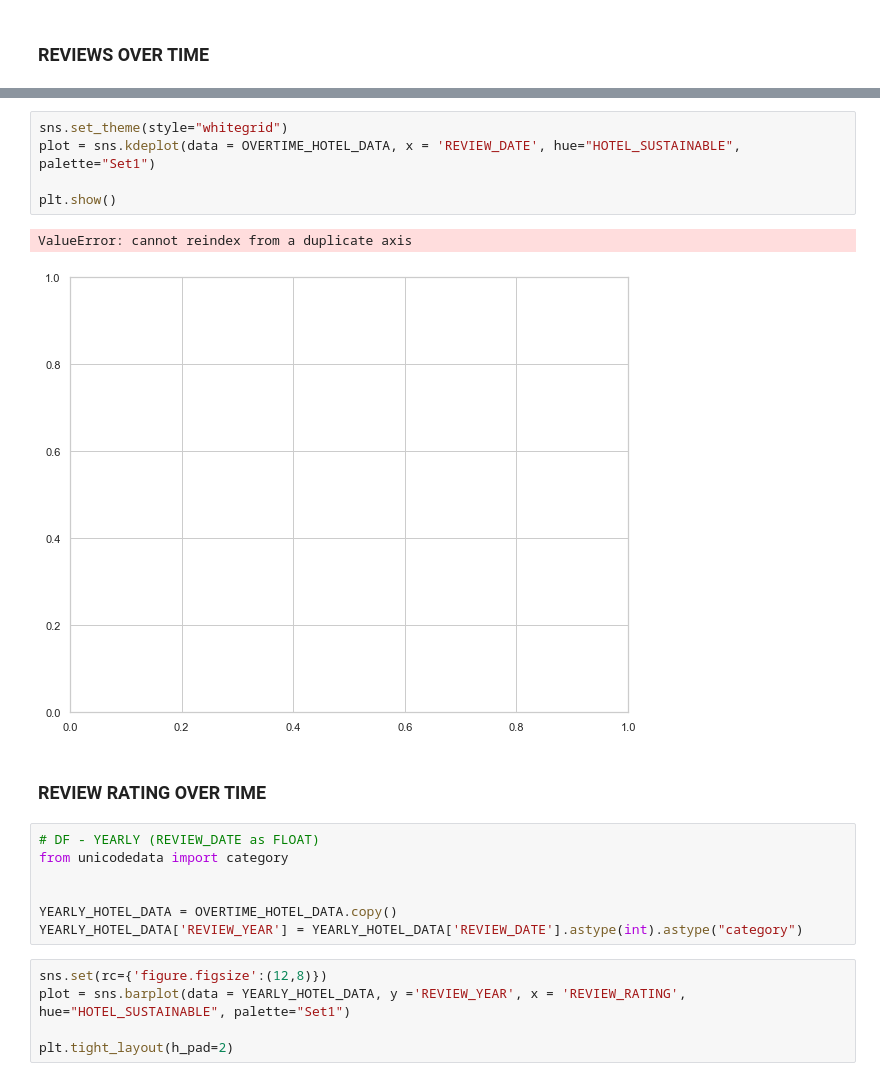
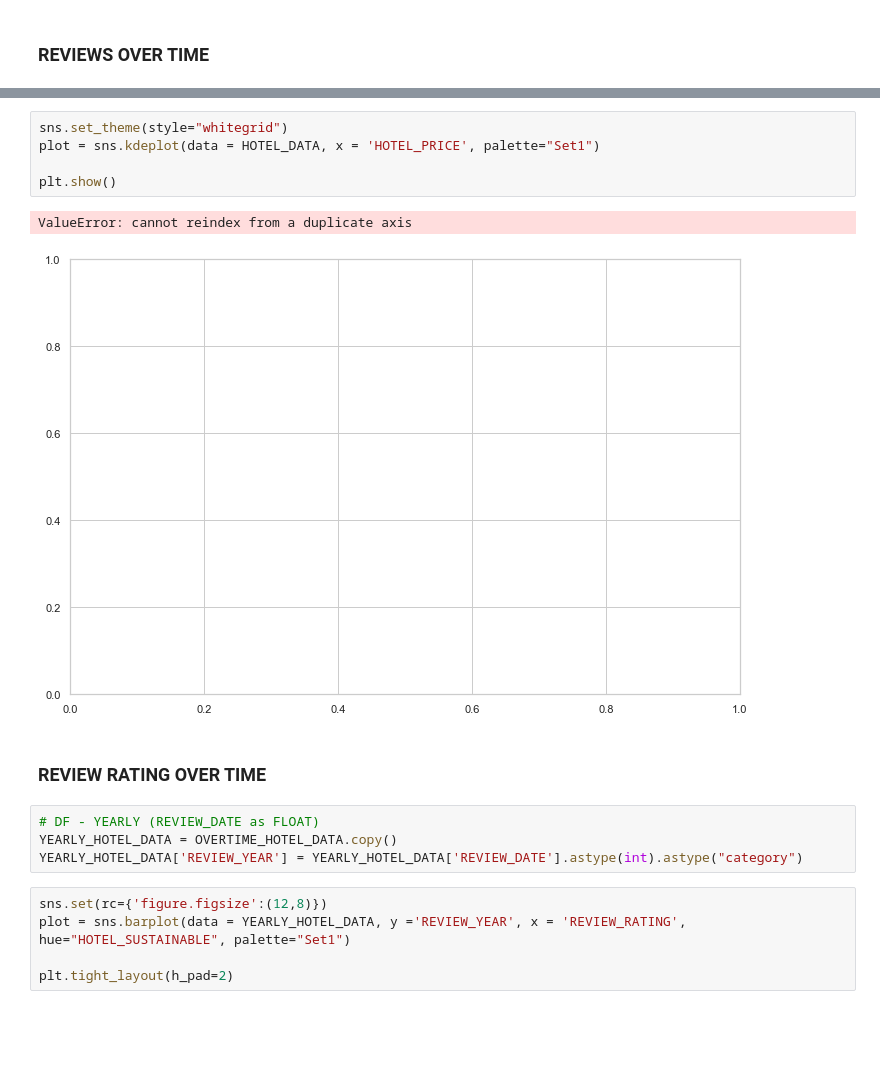
Before and after one commit to Esarac/Tripadvisor-Hotel, a Jupyter notebook: scripts/exploratory_analysis.ipynb, the cells around one changed output, grey strips where cells are left out. Cells and saved outputs as stored; diff of their text form; blank space fills up the shorter version.

```diff
--- a/scripts/exploratory_analysis.ipynb
+++ b/scripts/exploratory_analysis.ipynb
@@ -427,18 +448,15 @@ OVERTIME_HOTEL_DATA['REVIEW_DATE'] = OVERTIME_HOTEL_DATA['REVIEW_DATE'].map(date
 # %%
 sns.set_theme(style="whitegrid")
-plot = sns.kdeplot(data = OVERTIME_HOTEL_DATA, x = 'REVIEW_DATE', hue="HOTEL_SUSTAINABLE", palette="Set1")
+plot = sns.kdeplot(data = HOTEL_DATA, x = 'HOTEL_PRICE', palette="Set1")
 
 plt.show()
 # %% [output]
 ValueError: cannot reindex from a duplicate axis
-[figure, old version]
+[figure, new version]
 # %% [markdown]
 ### REVIEW RATING OVER TIME
 # %%
 # DF - YEARLY (REVIEW_DATE as FLOAT)
-from unicodedata import category
-
-
 YEARLY_HOTEL_DATA = OVERTIME_HOTEL_DATA.copy()
 YEARLY_HOTEL_DATA['REVIEW_YEAR'] = YEARLY_HOTEL_DATA['REVIEW_DATE'].astype(int).astype("category")
 # %%
```
Also changed, not shown: parts of 4 cells of this notebook, 2 other files.
